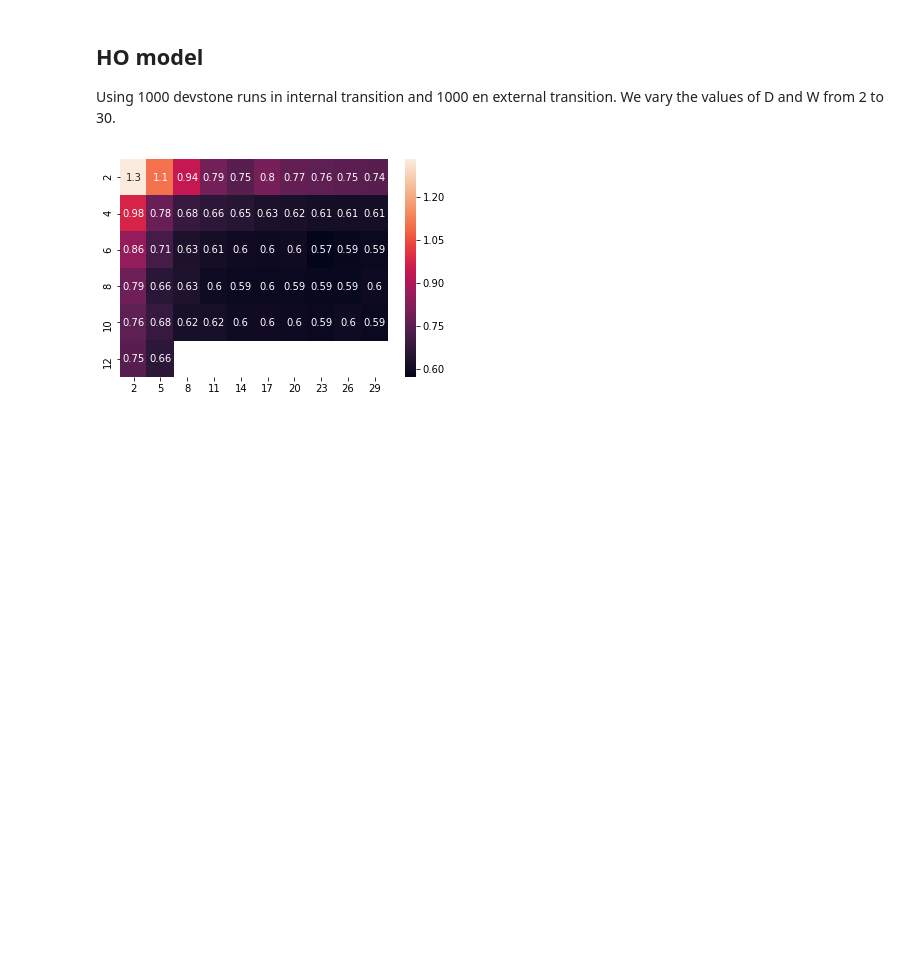
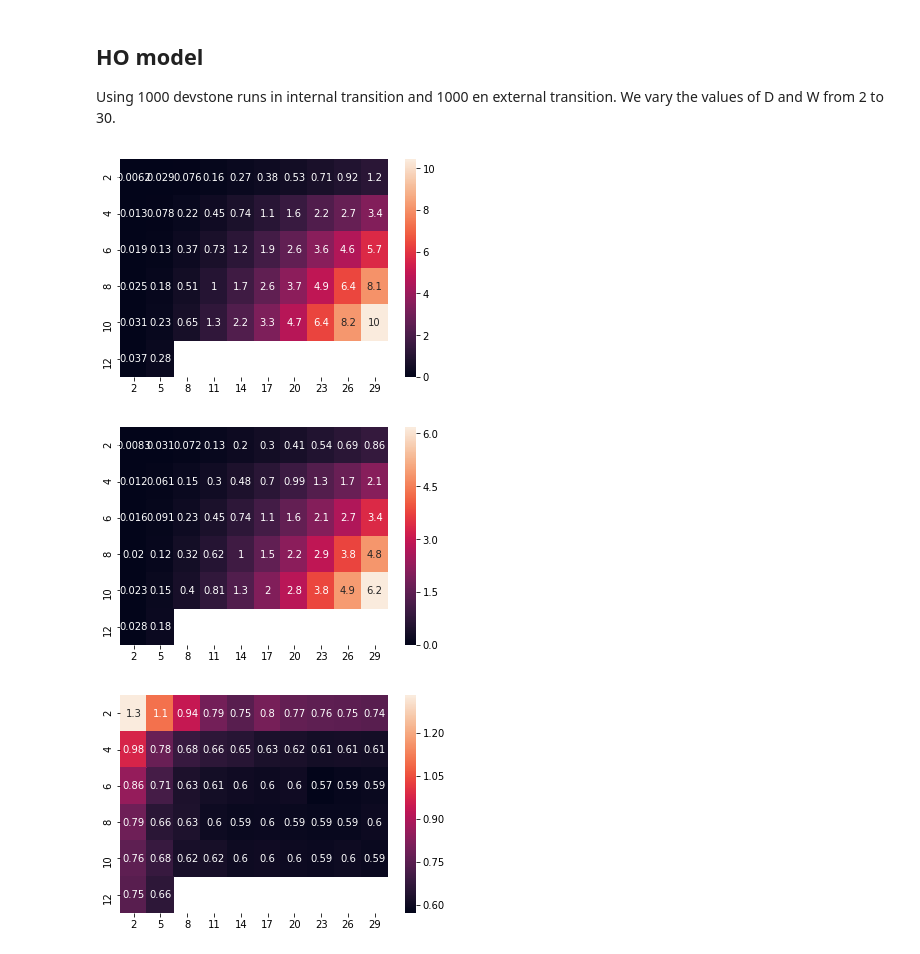
Before and after one commit to juanlanuzag/devstone, a Jupyter notebook: Untitled.ipynb, the cells around one changed output. Drawn from its saved outputs; the diff is of its cells as text; code cells hidden in the pictures; blank space fills up the shorter version.

```diff
--- a/Untitled.ipynb
+++ b/Untitled.ipynb
@@ -48,6 +65,12 @@ get_speedup_headmap('resultsHI_seq.csv', 'resultsHI_conc.csv')
 ## HO model
 
 Using 1000 devstone runs in internal transition and 1000 en external transition. We vary the values of D and W from 2 to 30.
+# %%
+plot_exec_time('resultsHO_seq.csv')
+plot_exec_time('resultsHO_conc.csv')
+# %% [output]
+[figure, added]
+[figure, added]
 # %%
 get_speedup_headmap('resultsHO_seq.csv', 'resultsHO_conc.csv')
 # %% [output]
```
Also changed, not shown: parts of 9 cells of this notebook, 29 other files.
